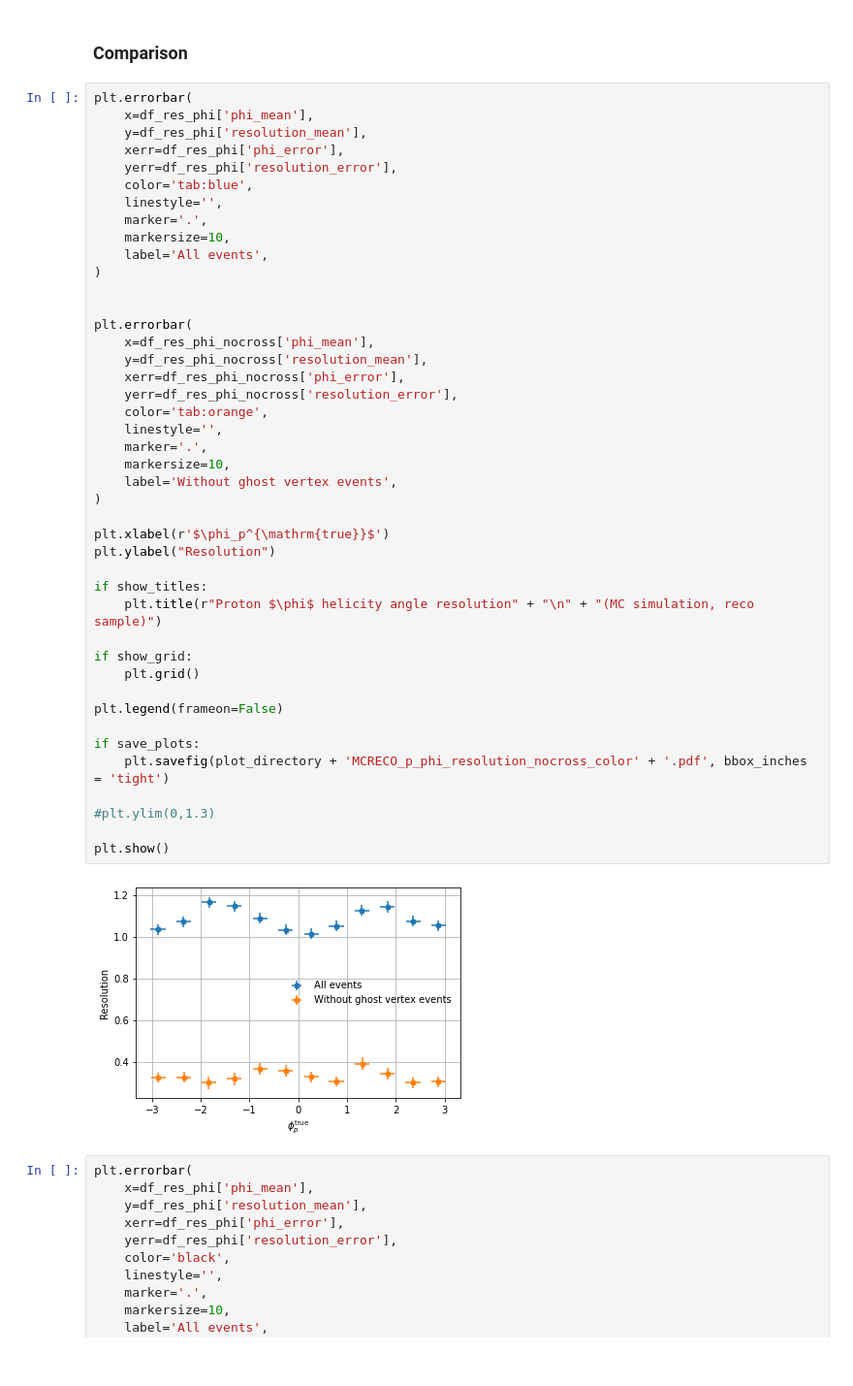
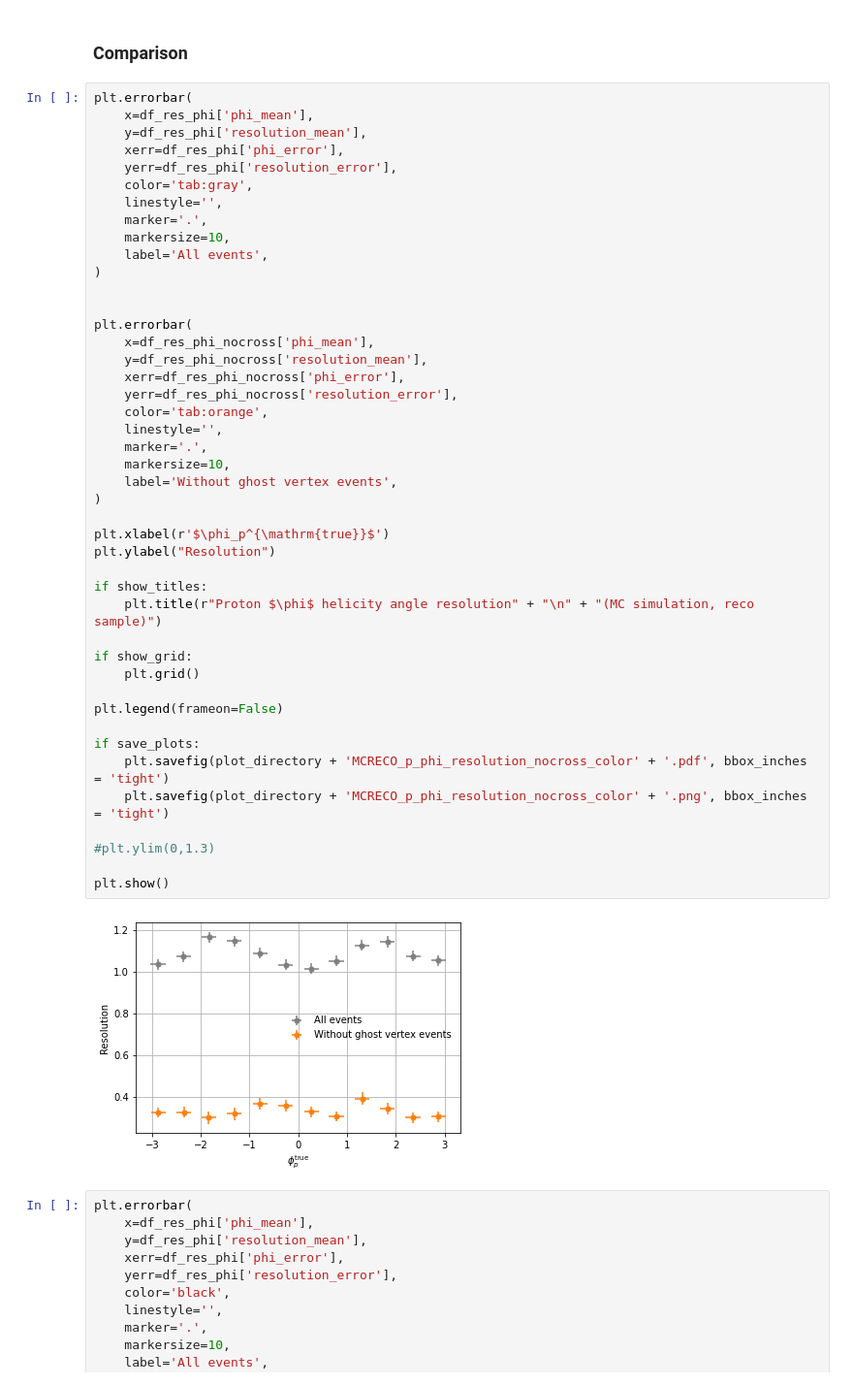
Before and after one commit to alatios/lb2jpsil_lambda-emdm-measurement, a Jupyter notebook: 05_proton_angle_resolutions.ipynb, the cells around one changed output. Shown: that part at 97% size. Saved outputs shown, nothing was run; the diff lists cells and outputs as text.

Commit message:
Add costheta plots in pseudoexperiments, change colors in resolutions

```diff
--- a/05_proton_angle_resolutions.ipynb
+++ b/05_proton_angle_resolutions.ipynb
@@ -1680,7 +1681,7 @@ plt.errorbar(
     y=df_res_phi['resolution_mean'],
     xerr=df_res_phi['phi_error'],
     yerr=df_res_phi['resolution_error'],
-    color='tab:blue',
+    color='tab:gray',
     linestyle='',
     marker='.',
     markersize=10,
@@ -1691,34 +1692,35 @@ plt.errorbar(
 plt.errorbar(
     x=df_res_phi_nocross['phi_mean'],
     y=df_res_phi_nocross['resolution_mean'],
     xerr=df_res_phi_nocross['phi_error'],
     yerr=df_res_phi_nocross['resolution_error'],
     color='tab:orange',
     linestyle='',
     marker='.',
     markersize=10,
     label='Without ghost vertex events',
 )
 
 plt.xlabel(r'$\phi_p^{\mathrm{true}}$')
 plt.ylabel("Resolution")
 
 if show_titles:
     plt.title(r"Proton $\phi$ helicity angle resolution" + "\n" + "(MC simulation, reco sample)")
 
 if show_grid:
     plt.grid()
 
 plt.legend(frameon=False)
 
 if save_plots:
     plt.savefig(plot_directory + 'MCRECO_p_phi_resolution_nocross_color' + '.pdf', bbox_inches = 'tight')
+    plt.savefig(plot_directory + 'MCRECO_p_phi_resolution_nocross_color' + '.png', bbox_inches = 'tight')
 
 #plt.ylim(0,1.3)
 
 plt.show()
 # %% [output]
-[figure, old version]
+[figure, new version]
 # %%
 plt.errorbar(
     x=df_res_phi['phi_mean'],
```
Also changed, not shown: parts of 1 cell of this notebook, 1 other file.
